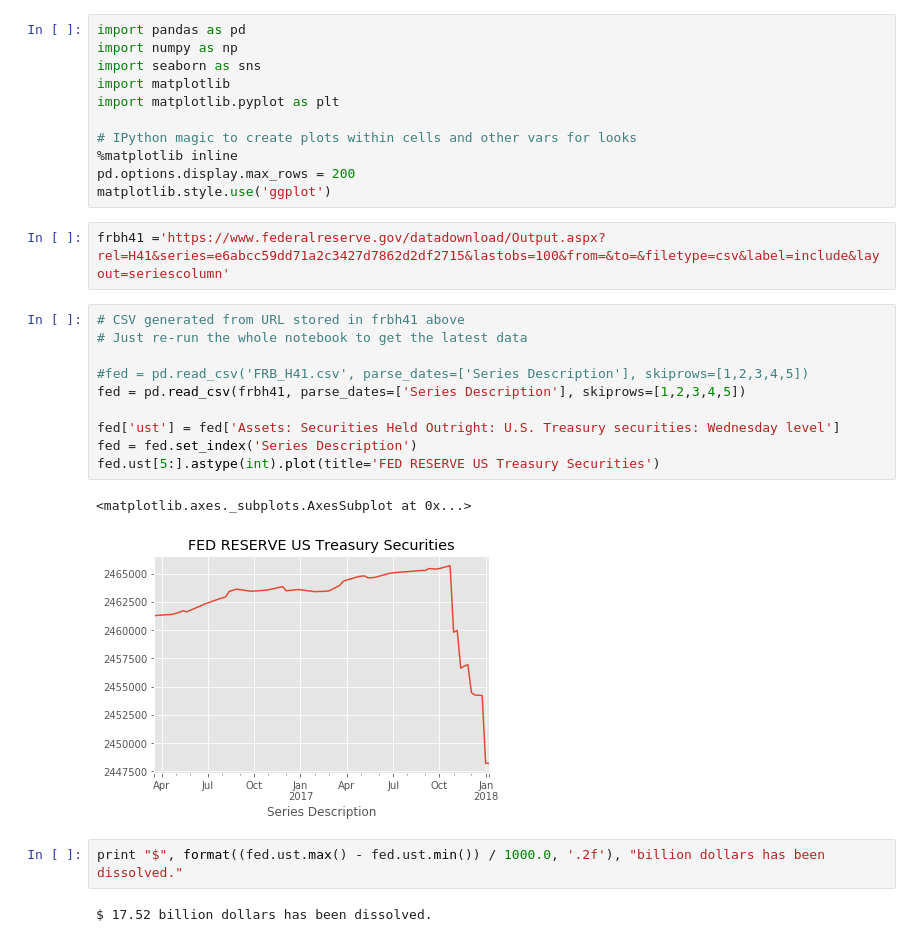
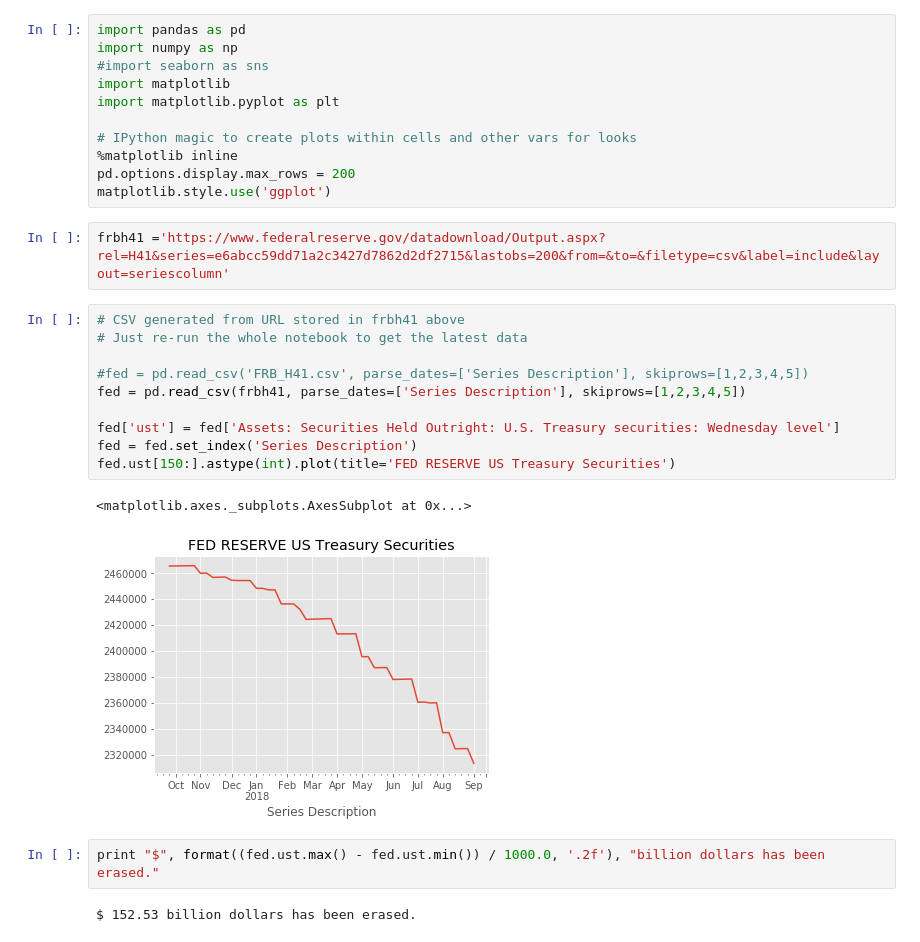
Before and after one commit to mike4802/thefed, a Jupyter notebook: thefed.ipynb, the cells around one changed output. Cells and saved outputs as stored; diff of their text form.

```diff
--- a/thefed.ipynb
+++ b/thefed.ipynb
@@ -1,7 +1,7 @@
 # %%
 import pandas as pd
 import numpy as np
-import seaborn as sns
+#import seaborn as sns
 import matplotlib
 import matplotlib.pyplot as plt
 
@@ -10,23 +10,23 @@ import matplotlib.pyplot as plt
 pd.options.display.max_rows = 200
 matplotlib.style.use('ggplot')
 # %%
-frbh41 ='https://www.federalreserve.gov/datadownload/Output.aspx?rel=H41&series=e6abcc59dd71a2c3427d7862d2df2715&lastobs=100&from=&to=&filetype=csv&label=include&layout=seriescolumn'
+frbh41 ='https://www.federalreserve.gov/datadownload/Output.aspx?rel=H41&series=e6abcc59dd71a2c3427d7862d2df2715&lastobs=200&from=&to=&filetype=csv&label=include&layout=seriescolumn'
 # %%
 # CSV generated from URL stored in frbh41 above
 # Just re-run the whole notebook to get the latest data
 
 #fed = pd.read_csv('FRB_H41.csv', parse_dates=['Series Description'], skiprows=[1,2,3,4,5])
 fed = pd.read_csv(frbh41, parse_dates=['Series Description'], skiprows=[1,2,3,4,5])
 
 fed['ust'] = fed['Assets: Securities Held Outright: U.S. Treasury securities: Wednesday level']
 fed = fed.set_index('Series Description')
-fed.ust[5:].astype(int).plot(title='FED RESERVE US Treasury Securities')
+fed.ust[150:].astype(int).plot(title='FED RESERVE US Treasury Securities')
 # %% [output]
 <matplotlib.axes._subplots.AxesSubplot at 0x...>
-[figure, old version]
+[figure, new version]
 # %%
-print "$", format((fed.ust.max() - fed.ust.min()) / 1000.0, '.2f'), "billion dollars has been dissolved."
+print "$", format((fed.ust.max() - fed.ust.min()) / 1000.0, '.2f'), "billion dollars has been erased."
 # %% [output]
-$ 17.52 billion dollars has been dissolved.
+$ 152.53 billion dollars has been erased.
 # %%
 # last 6 months
```
Also changed, not shown: parts of 2 cells of this notebook.
